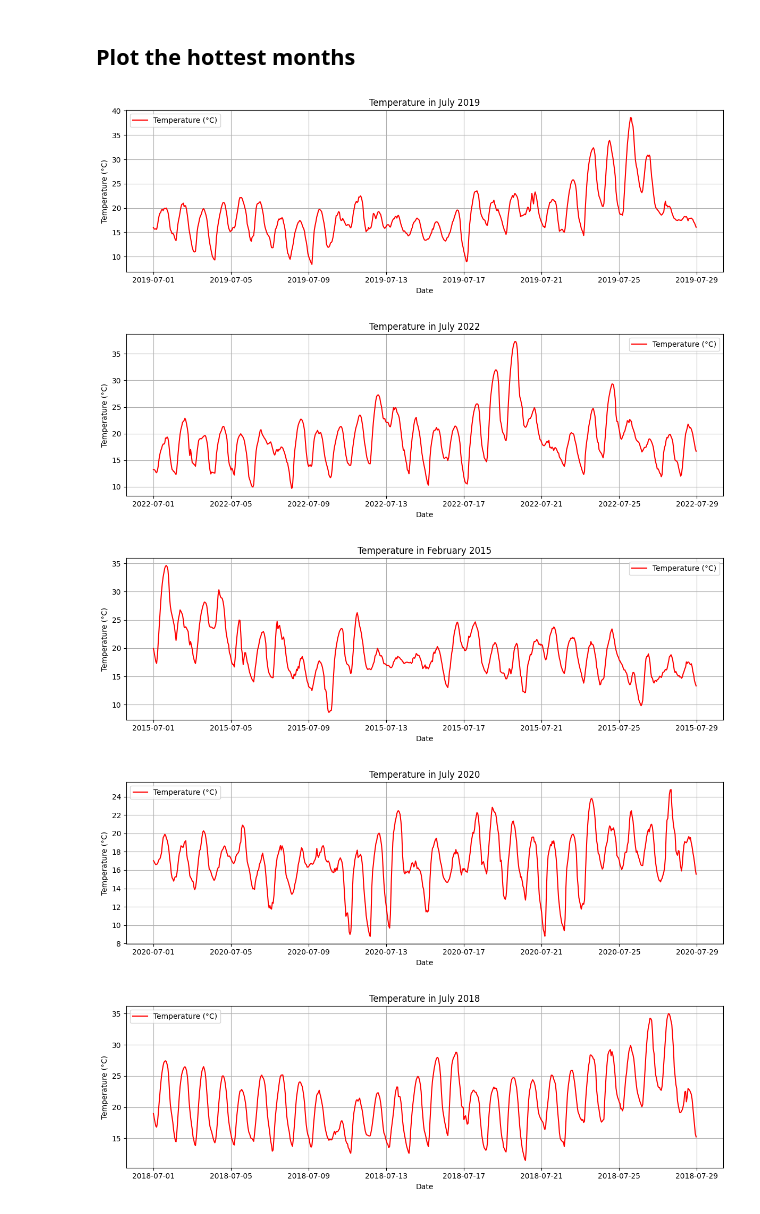
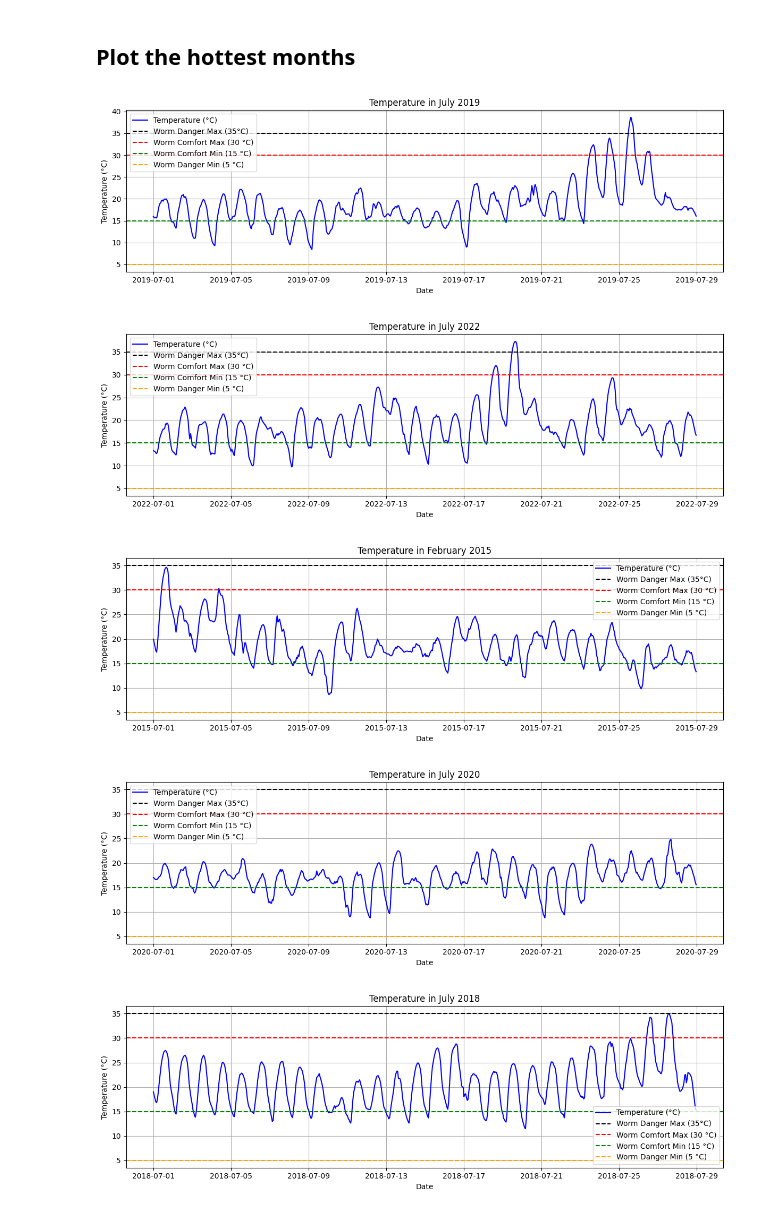
Before and after one commit to wiggle-bin/wiggle-research, a Jupyter notebook: wiggle-bin-weather-assesment.ipynb, the cells around one changed output. Cells and saved outputs as stored; diff of their text form; code cells hidden in the pictures.

Commit message:
Added worm temperature zones to the plots

```diff
--- a/wiggle-bin-weather-assesment.ipynb
+++ b/wiggle-bin-weather-assesment.ipynb
@@ -2,6 +2,13 @@
 import pandas as pd
 import matplotlib.pyplot as plt
 import xarray as xr
+# %%
+def add_worm_temperature_zones():
+    """Add worm comfort and danger temperature zones as horizontal lines to a plot."""
+    plt.axhline(35, linestyle='--', color='black', label='Worm Danger Max (35°C)')
+    plt.axhline(30, linestyle='--', color='red', label='Worm Comfort Max (30 °C)')
+    plt.axhline(15, linestyle='--', color='green', label='Worm Comfort Min (15 °C)')
+    plt.axhline(5, linestyle='--', color='orange', label='Worm Danger Min (5 °C)')
 # %% [markdown]
 ## Coldest days
 
@@ -307,7 +325,8 @@ jul_2020 = hot_summers.loc['2020-07']
 jul_2018 = hot_summers.loc['2018-07']
 # %%
 plt.figure(figsize=(12, 4))
-plt.plot(jul_2019.index, jul_2019['temp'], label='Temperature (°C)', color='red')
+plt.plot(jul_2019.index, jul_2019['temp'], label='Temperature (°C)', color='blue')
+add_worm_temperature_zones()
 plt.title("Temperature in July 2019")
 plt.xlabel("Date")
 plt.ylabel("Temperature (°C)")
@@ -316,10 +335,11 @@ plt.legend()
 plt.tight_layout()
 plt.show()
 # %% [output]
-[figure, old version]
+[figure, new version]
 # %%
 plt.figure(figsize=(12, 4))
-plt.plot(jul_2022.index, jul_2022['temp'], label='Temperature (°C)', color='red')
+plt.plot(jul_2022.index, jul_2022['temp'], label='Temperature (°C)', color='blue')
+add_worm_temperature_zones()
 plt.title("Temperature in July 2022")
 plt.xlabel("Date")
 plt.ylabel("Temperature (°C)")
@@ -328,10 +348,11 @@ plt.legend()
 plt.tight_layout()
 plt.show()
 # %% [output]
-[figure, old version]
+[figure, new version]
 # %%
 plt.figure(figsize=(12, 4))
-plt.plot(jul_2015.index, jul_2015['temp'], label='Temperature (°C)', color='red')
+plt.plot(jul_2015.index, jul_2015['temp'], label='Temperature (°C)', color='blue')
+add_worm_temperature_zones()
 plt.title("Temperature in February 2015")
 plt.xlabel("Date")
 plt.ylabel("Temperature (°C)")
@@ -340,10 +361,11 @@ plt.legend()
 plt.tight_layout()
 plt.show()
 # %% [output]
-[figure, old version]
+[figure, new version]
 # %%
 plt.figure(figsize=(12, 4))
-plt.plot(jul_2020.index, jul_2020['temp'], label='Temperature (°C)', color='red')
+plt.plot(jul_2020.index, jul_2020['temp'], label='Temperature (°C)', color='blue')
+add_worm_temperature_zones()
 plt.title("Temperature in July 2020")
 plt.xlabel("Date")
 plt.ylabel("Temperature (°C)")
@@ -352,16 +374,17 @@ plt.legend()
 plt.tight_layout()
 plt.show()
 # %% [output]
-[figure, old version]
+[figure, new version]
 # %%
 plt.figure(figsize=(12, 4))
-plt.plot(jul_2018.index, jul_2018['temp'], label='Temperature (°C)', color='red')
+plt.plot(jul_2018.index, jul_2018['temp'], label='Temperature (°C)', color='blue')
+add_worm_temperature_zones()
 plt.title("Temperature in July 2018")
 plt.xlabel("Date")
 plt.ylabel("Temperature (°C)")
 plt.grid(True)
 plt.legend()
 plt.tight_layout()
 plt.show()
 # %% [output]
-[figure, old version]
+[figure, new version]
```
Also changed, not shown: parts of 6 cells of this notebook.
